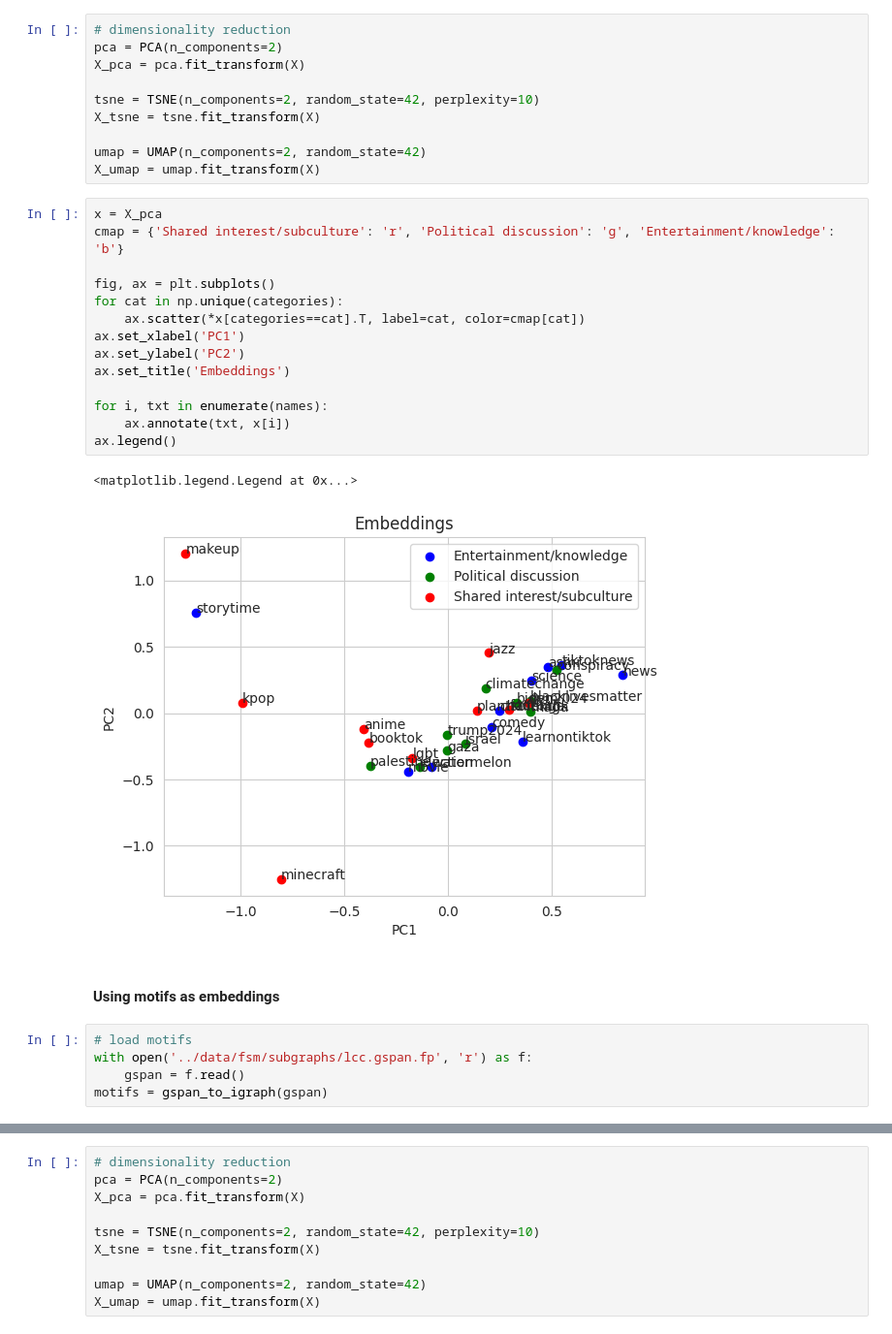
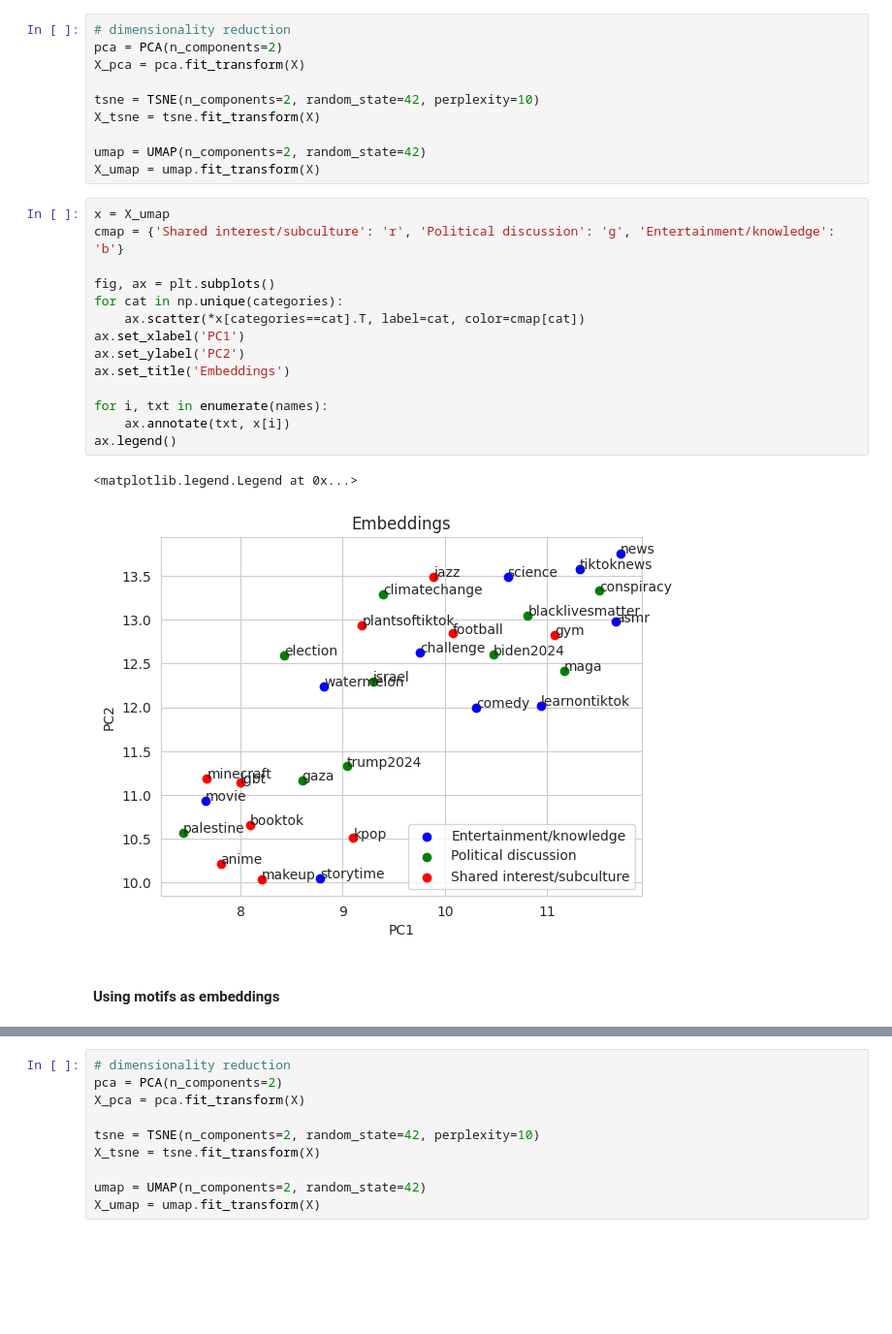
Before and after one commit to Marcus-Friis/thesis, a Jupyter notebook: notebooks/graph_embeddings.ipynb, the cells around one changed output, grey strips where cells are left out. Shown: that part at 97% size. Cells and saved outputs as stored; diff of their text form; blank space fills up the shorter version.

```diff
--- a/notebooks/graph_embeddings.ipynb
+++ b/notebooks/graph_embeddings.ipynb
@@ -102,26 +104,21 @@ X_tsne = tsne.fit_transform(X)
 umap = UMAP(n_components=2, random_state=42)
 X_umap = umap.fit_transform(X)
 # %%
-x = X_pca
+x = X_umap
 cmap = {'Shared interest/subculture': 'r', 'Political discussion': 'g', 'Entertainment/knowledge': 'b'}
 
 fig, ax = plt.subplots()
 for cat in np.unique(categories):
     ax.scatter(*x[categories==cat].T, label=cat, color=cmap[cat])
 ax.set_xlabel('PC1')
 ax.set_ylabel('PC2')
 ax.set_title('Embeddings')
 
 for i, txt in enumerate(names):
     ax.annotate(txt, x[i])
 ax.legend()
 # %% [output]
 <matplotlib.legend.Legend at 0x...>
-[figure, old version]
+[figure, new version]
 # %% [markdown]
 #### Using motifs as embeddings
-# %%
-# load motifs
-with open('../data/fsm/subgraphs/lcc.gspan.fp', 'r') as f:
-    gspan = f.read()
-motifs = gspan_to_igraph(gspan)
```
Also changed, not shown: parts of 10 cells of this notebook.
